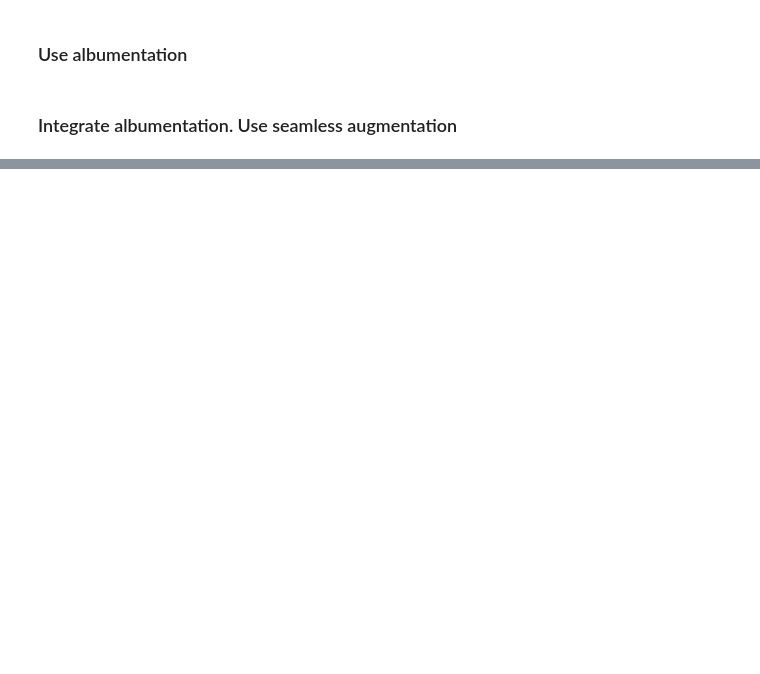
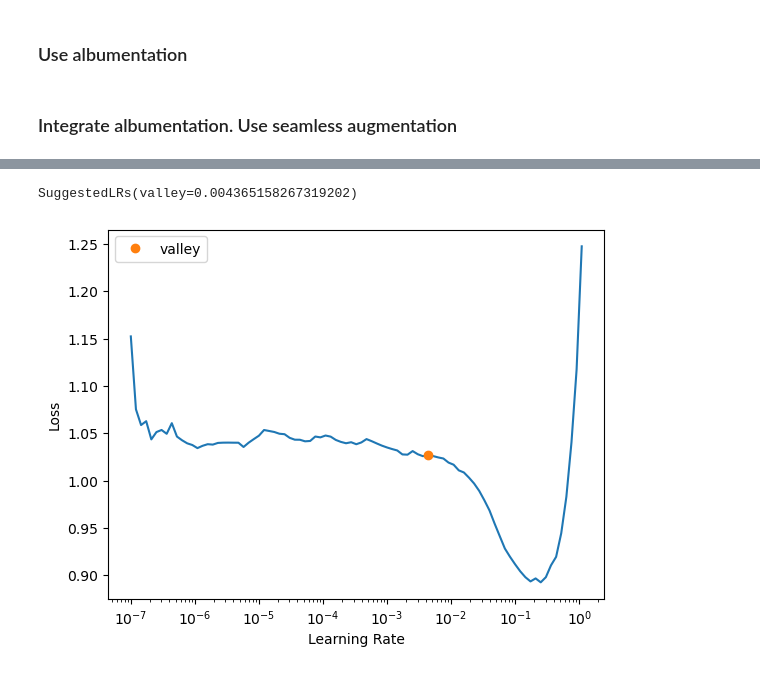
Before and after one commit to derekxueyonghai/data-exploration, a Jupyter notebook: human-protein-cell.ipynb, the cells around one changed output, grey strips where cells are left out. Cells and saved outputs as stored; diff of their text form; code cells hidden in the pictures; blank space fills up the shorter version.

```diff
--- a/human-protein-cell.ipynb
+++ b/human-protein-cell.ipynb
@@ -296,13 +356,7 @@ class AlbumentationsTransform(DisplayedTransform):
 # %% [markdown]
 ### Integrate albumentation. Use seamless augmentation
 # %%
-def get_train_aug(): return albumentations.Compose([
-            #albumentations.HueSaturationValue(
-                #hue_shift_limit=0.2,
-                #sat_shift_limit=0.2,
-                #val_shift_limit=0.2,
-                #p=0.5
-            #),
+def get_train_aug(): return A.Compose([
             A.CoarseDropout(p=0.5),
             A.RandomContrast(p = 0.6),
             A.ElasticTransform(p=1, alpha=120, sigma=120 * 0.05, alpha_affine=120 * 0.03),
@@ -313,5 +367,5 @@ def get_train_aug(): return albumentations.Compose([
 item_tfms = [RandomResizedCrop(224, min_scale=0.75, ratio=(1.,1.)),
              AlbumentationsTransform(get_train_aug())]
 batch_tfms = [*aug_transforms(flip_vert=True, size=128, max_warp=0),
-              Normalize.from_stats(*sample_stats)]
+              Normalize.from_stats(*imagenet_stats)]
 bs=16
@@ -320,11 +372,12 @@ labels = [str(i) for i in range(19)]
 # %%
-dblock = DataBlock(blocks=(ImageBlock, MultiCategoryBlock(vocab=labels)),
-                splitter=ColSplitter(col='is_valid'),
-                get_x=get_x,
-                get_y=get_y,
-                item_tfms=item_tfms,
-                batch_tfms=batch_tfms
+dblock = DataBlock(
+                blocks = (ImageBlock, MultiCategoryBlock),
+                splitter = RandomSplitter(),
+                get_x = ColReader('image'),
+                get_y = ColReader('label_str', label_delim=','),
+                item_tfms = item_tfms,
+                batch_tfms = batch_tfms
                 )
-dls = dblock.dataloaders(dfs, bs=bs)
+dls = dblock.dataloaders(df_merge, bs=bs)
 # %%
 dls.show_batch(nrows=3, ncols=3)
@@ -330,0 +394,7 @@ dls.show_batch(nrows=3, ncols=3)
+# %%
+f1_macro = F1ScoreMulti(thresh=0.5, average='macro')
+f1_macro.name = 'F1(macro)'
+f1_samples = F1ScoreMulti(thresh=0.5, average='samples')
+f1_samples.name = 'F1(samples)'
+
+learn = vision_learner(dls, resnet50, metrics=[partial(accuracy_multi, thresh=0.5), f1_macro, f1_samples])
@@ -330,0 +403,3 @@ dls.show_batch(nrows=3, ncols=3)
+# %%
+learn.lr_find()
+# %% [output]
@@ -330,0 +407,2 @@ dls.show_batch(nrows=3, ncols=3)
+SuggestedLRs(valley=0.004365158267319202)
+[figure, added]
```
Also changed, not shown: parts of 37 cells of this notebook.
